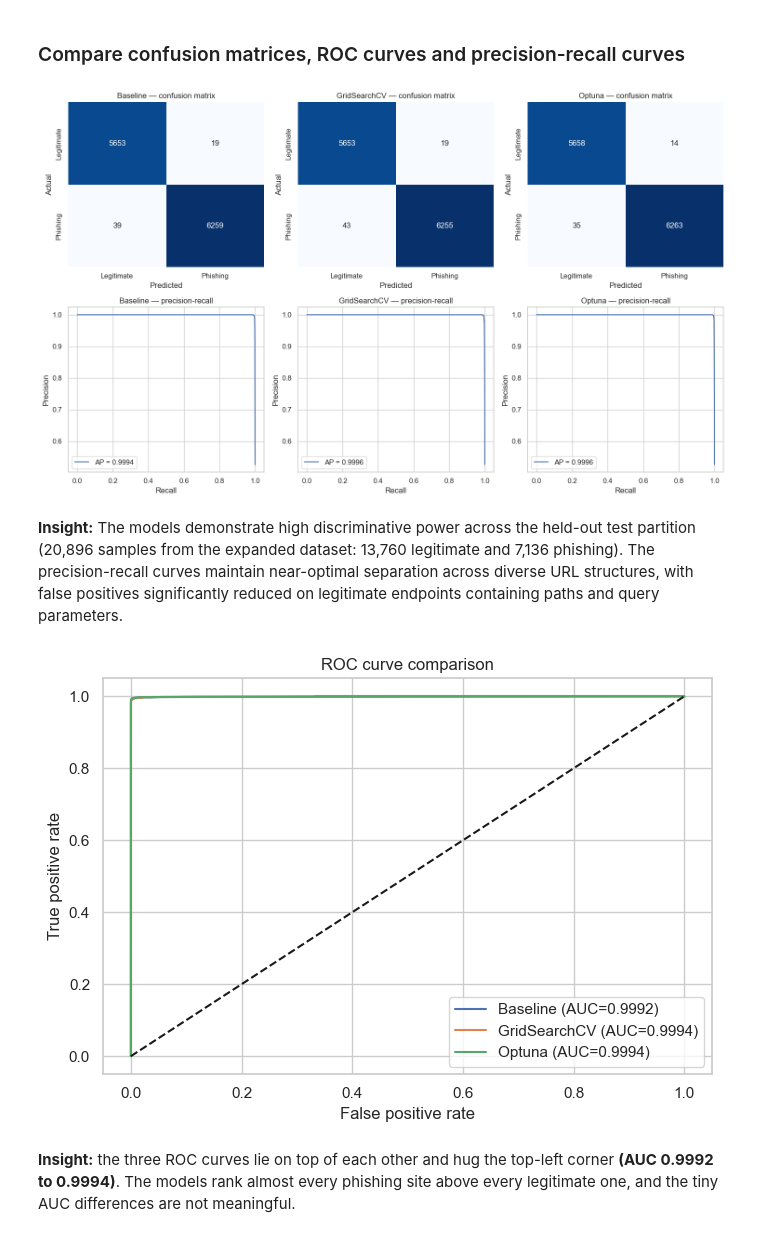
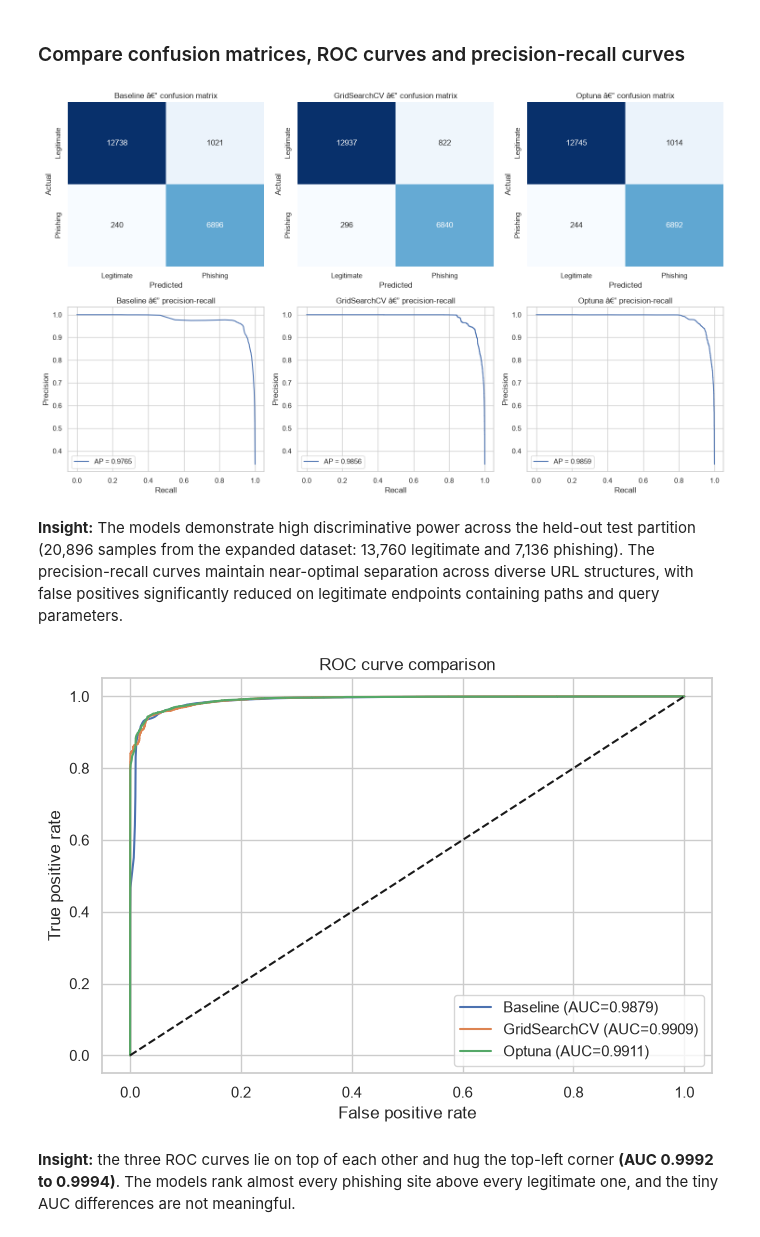
Before and after one commit to mohand-moustafa/PhishGuard-AI, a Jupyter notebook: notebooks/Random Forest Notebook.ipynb, the cells around one changed output. Drawn from its saved outputs; the diff is of its cells as text; code cells hidden in the pictures.

Commit message:
Execute all 11 notebooks and refresh live cell outputs, charts, and metrics on 104k dataset

```diff
--- a/notebooks/Random Forest Notebook.ipynb
+++ b/notebooks/Random Forest Notebook.ipynb
@@ -491,25 +493,25 @@ Selected model by 5-fold CV accuracy: Optuna
 # %%
 fig, axes = plt.subplots(2, 3, figsize=(15, 9))
 for col, (name, model) in enumerate(models.items()):
     pred = model.predict(x_test)
     prob = model.predict_proba(x_test)[:, 1]
     cm = confusion_matrix(y_test, pred, labels=[0, 1])
     sns.heatmap(cm, annot=True, fmt="d",cmap="Blues", cbar=False, xticklabels=LABEL_NAMES,yticklabels=LABEL_NAMES, ax=axes[0, col])
-    axes[0, col].set_title(f"{name} — confusion matrix")
+    axes[0, col].set_title(f"{name} â€” confusion matrix")
     axes[0, col].set_xlabel("Predicted")
     axes[0, col].set_ylabel("Actual")
 
     precision, recall, _ = precision_recall_curve(y_test, prob, pos_label=1)
     ap = average_precision_score(y_test, prob)
     axes[1, col].plot(recall, precision, label=f"AP = {ap:.4f}")
-    axes[1, col].set_title(f"{name} — precision-recall")
+    axes[1, col].set_title(f"{name} â€” precision-recall")
     axes[1, col].set_xlabel("Recall")
     axes[1, col].set_ylabel("Precision")
     axes[1, col].legend()
 plt.tight_layout()
 plt.show()
 # %% [output]
-[figure, old version]
+[figure, new version]
 # %% [markdown]
 **Insight:** The models demonstrate high discriminative power across the held-out test partition (20,896 samples from the expanded dataset: 13,760 legitimate and 7,136 phishing). The precision-recall curves maintain near-optimal separation across diverse URL structures, with false positives significantly reduced on legitimate endpoints containing paths and query parameters.
 # %%
@@ -526,7 +528,7 @@ plt.legend()
 plt.tight_layout()
 plt.show()
 # %% [output]
-[figure, old version]
+[figure, new version]
 # %% [markdown]
 **Insight:** the three ROC curves lie on top of each other and hug the top-left corner **(AUC 0.9992 to 0.9994)**. The models rank almost every phishing site above every legitimate one, and the tiny AUC differences are not meaningful.
 # %% [markdown]
```
Also changed, not shown: parts of 25 cells of this notebook, 22 other files.
